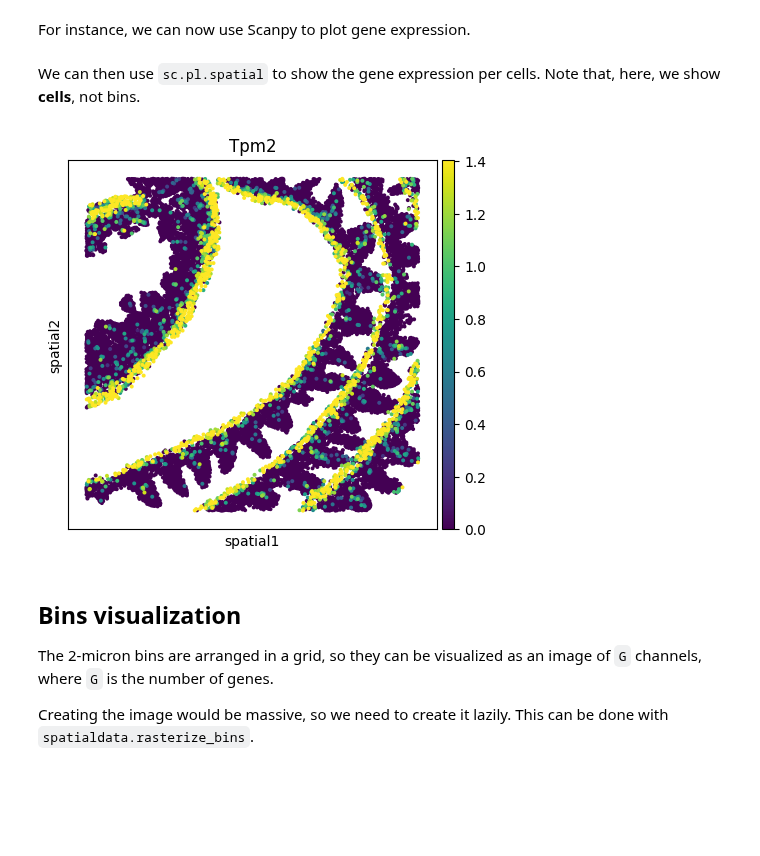
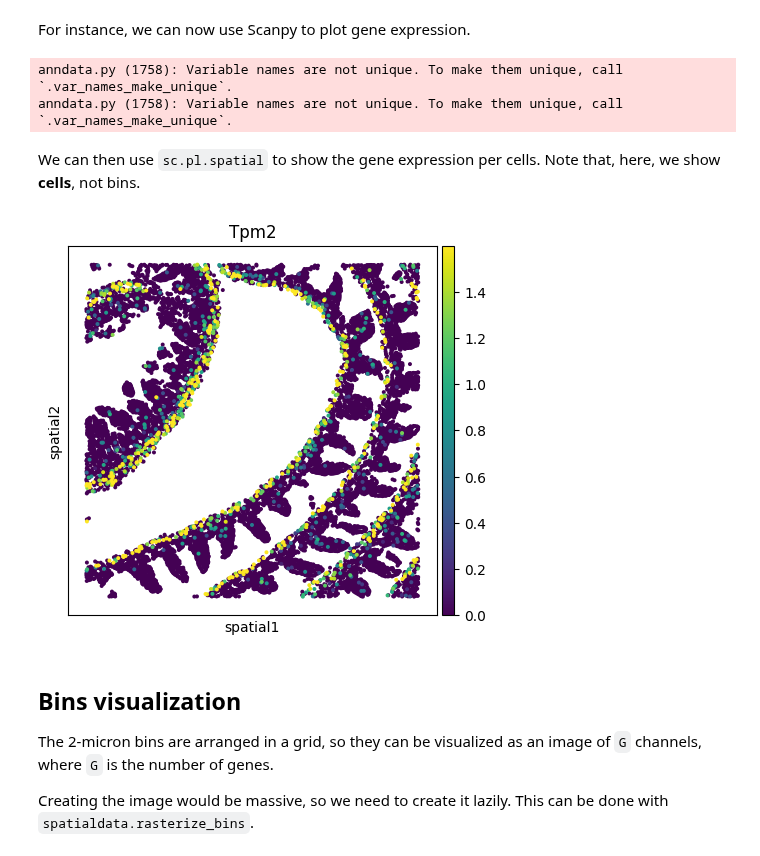
Before and after one commit to gustaveroussy/sopa, a Jupyter notebook: docs/tutorials/visium_hd.ipynb, the cells around one changed output. Saved outputs shown, nothing was run; the diff lists cells and outputs as text; code cells hidden in the pictures; blank space fills up the shorter version.

```diff
--- a/docs/tutorials/visium_hd.ipynb
+++ b/docs/tutorials/visium_hd.ipynb
@@ -111,16 +96,19 @@ For instance, we can now use Scanpy to plot gene expression.
 import scanpy as sc
 # %%
 # basic preprocessing
-sc.pp.filter_genes(adata, min_cells=100)
-sc.pp.filter_cells(adata, min_counts=100)
+sc.pp.filter_genes(adata, min_cells=10)
+sc.pp.filter_cells(adata, min_counts=20)
 sc.pp.normalize_total(adata)
 sc.pp.log1p(adata)
+# %% [output]
+anndata.py (1758): Variable names are not unique. To make them unique, call `.var_names_make_unique`.
+anndata.py (1758): Variable names are not unique. To make them unique, call `.var_names_make_unique`.
 # %% [markdown]
 We can then use `sc.pl.spatial` to show the gene expression per cells. Note that, here, we show **cells**, not bins.
 # %%
-sc.pl.spatial(adata, color="Tpm2", spot_size=60, vmax="p95")
+sc.pl.spatial(adata, color="Tpm2", spot_size=60, vmax="p98")
 # %% [output]
-[figure, old version]
+[figure, new version]
 # %% [markdown]
 ## Bins visualization
 
```
Also changed, not shown: parts of 17 cells of this notebook.
